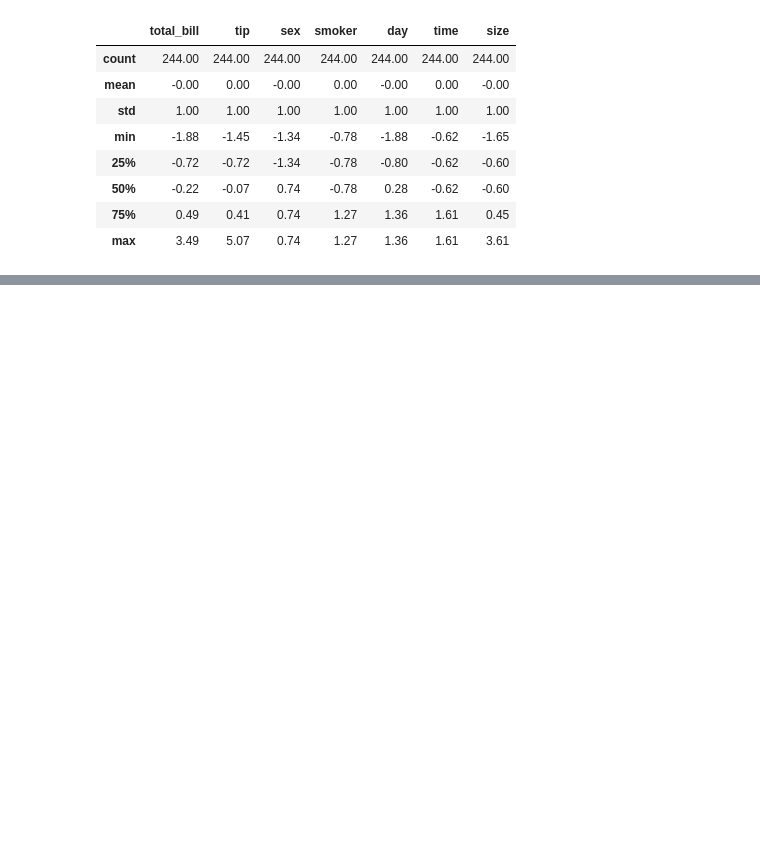
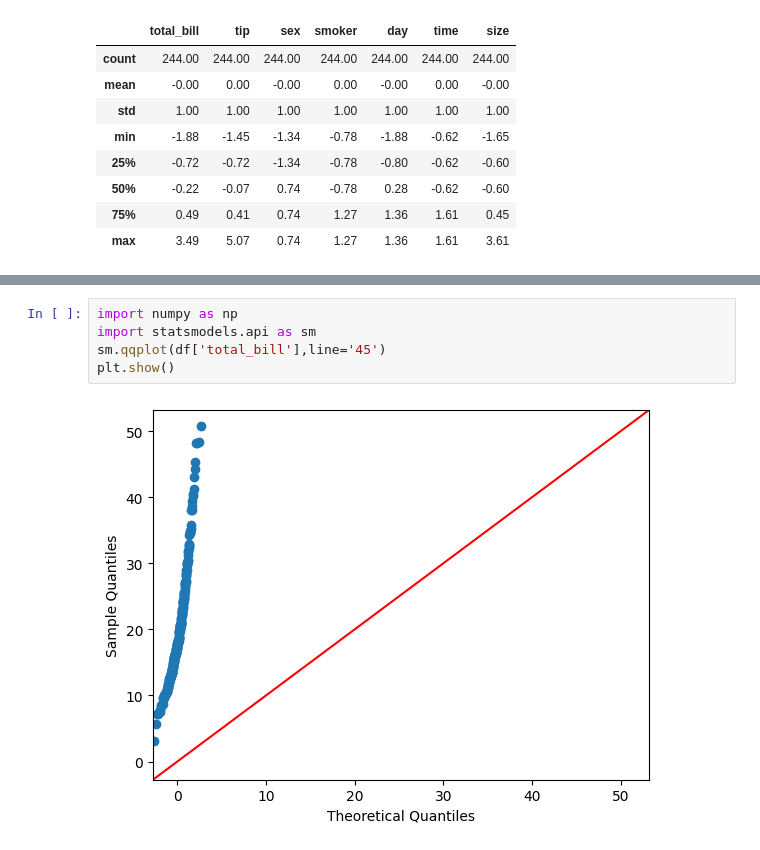
Before and after one commit to Rahul-Chandra-Karupakala/Python_codes, a Jupyter notebook: AD(30-1-25).ipynb, the cells around one changed output, grey strips where cells are left out. Cells and saved outputs as stored; diff of their text form; blank space fills up the shorter version.

```diff
--- a/AD(30-1-25).ipynb
+++ b/AD(30-1-25).ipynb
@@ -161,0 +216,7 @@ np.round(sc_df.describe(),2)
+# %%
+import numpy as np
+import statsmodels.api as sm
+sm.qqplot(df['total_bill'],line='45')
+plt.show()
+# %% [output]
+[figure, added]
```
Also changed, not shown: parts of 7 cells of this notebook.
